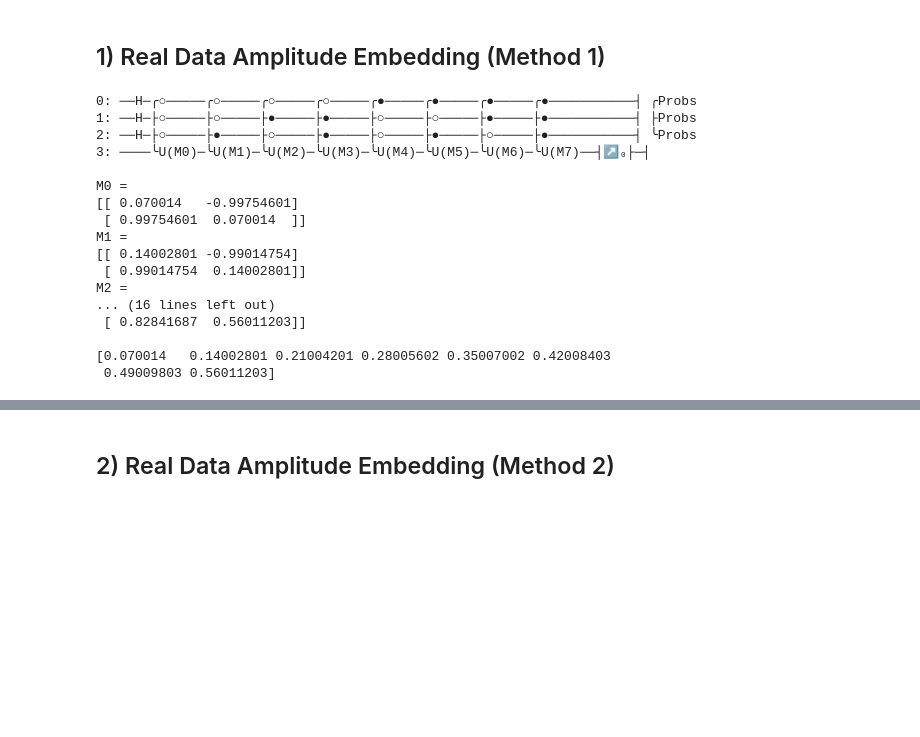
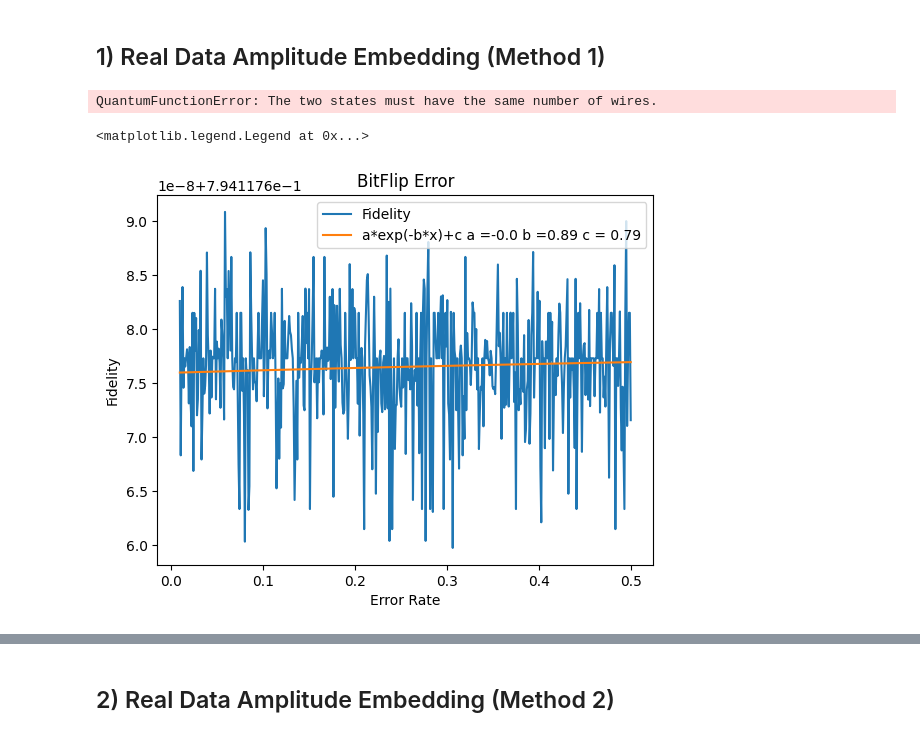
Before and after one commit to mu-crypto/Ronaldu_QHack_2024_Quantum-Embedding, a Jupyter notebook: Quantum Embedding.ipynb, the cells around one changed output, grey strips where cells are left out. Saved outputs shown, nothing was run; the diff lists cells and outputs as text; code cells hidden in the pictures; blank space fills up the shorter version.

```diff
--- a/Quantum Embedding.ipynb
+++ b/Quantum Embedding.ipynb
@@ -29,0 +12,9 @@ Successfully installed autoray-0.6.8 pennylane-0.34.0 pennylane-lightning-0.34.0
+# %%
+x = np.array([1,2,3,4,5,6,7])
+x_norm =x/np.linalg.norm(x)
+x_density = np.outer(x_norm,x_norm)
+N = np.shape(x)[0]
+num_qubits = (int)(np.log2(N))
+
+dev1 = qml.device("default.qubit", wires=range(num_qubits+1))
+dev2 = qml.device("default.mixed",wires=range(num_qubits+1))
@@ -80,22 +88,33 @@ def preparing_for_battle_1(x):
 
   return np.sqrt(amplitude_embedding())
-# %%
-print(preparing_for_battle_1(np.array([1,2,3,4,5,6,7,8])))
-# %% [output]
-0: ──H─╭○─────╭○─────╭○─────╭○─────╭●─────╭●─────╭●─────╭●───────────┤ ╭Probs
-1: ──H─├○─────├○─────├●─────├●─────├○─────├○─────├●─────├●───────────┤ ├Probs
-2: ──H─├○─────├●─────├○─────├●─────├○─────├●─────├○─────├●───────────┤ ╰Probs
-3: ────╰U(M0)─╰U(M1)─╰U(M2)─╰U(M3)─╰U(M4)─╰U(M5)─╰U(M6)─╰U(M7)──┤↗₀├─┤
-
-M0 =
-[[ 0.070014   -0.99754601]
- [ 0.99754601  0.070014  ]]
-M1 =
-[[ 0.14002801 -0.99014754]
- [ 0.99014754  0.14002801]]
-M2 =
-... (16 lines left out)
- [ 0.82841687  0.56011203]]
-
-[0.070014   0.14002801 0.21004201 0.28005602 0.35007002 0.42008403
- 0.49009803 0.56011203]
+# %%
+p_list = np.linspace(0.01,0.5,500)
+p_list = p_list.tolist()
+
+fidelities = []
+for p in p_list:
+    x_noisy = preparing_for_battle_1(x,p,1,dev2)
+    x_noisy_density = np.outer(x_noisy,x_noisy)
+    F = qml.math.fidelity(x_density,x_noisy_density)
+    fidelities.append(F)
+# %% [output]
+QuantumFunctionError: The two states must have the same number of wires.
+# %%
+import matplotlib.pyplot as plt
+import scipy
+
+plt.plot(p_list,fidelities,label="Fidelity")
+plt.title("BitFlip Error")
+plt.ylabel("Fidelity")
+plt.xlabel("Error Rate")
+
+def exp(x,a,b,c):
+    return a*np.exp(-b*x)+c
+
+popt, pcov  = scipy.optimize.curve_fit(exp,p_list,fidelities,maxfev=50000)
+
+plt.plot(p_list,exp(np.array(p_list),*popt),label="a*exp(-b*x)+c" + " " + "a =" + f"{round(popt[0],2)}" + " b =" +  f"{round(popt[1],2)}" + " " +  "c = " +  f"{round(popt[2],2)}")
+plt.legend()
+# %% [output]
+<matplotlib.legend.Legend at 0x...>
+[figure, added]
```
Also changed, not shown: parts of 17 cells of this notebook.
